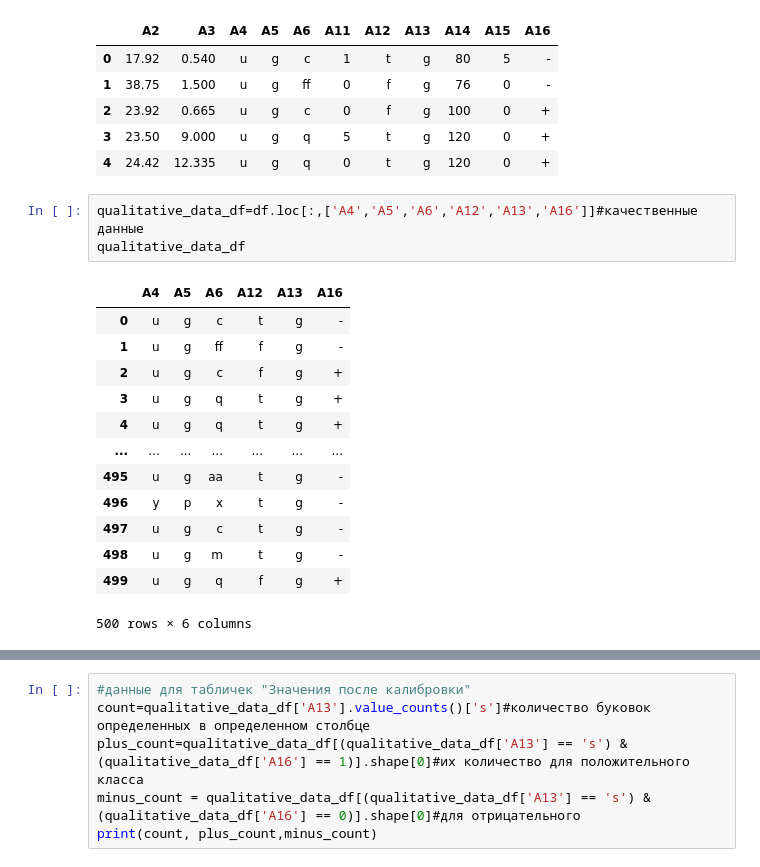
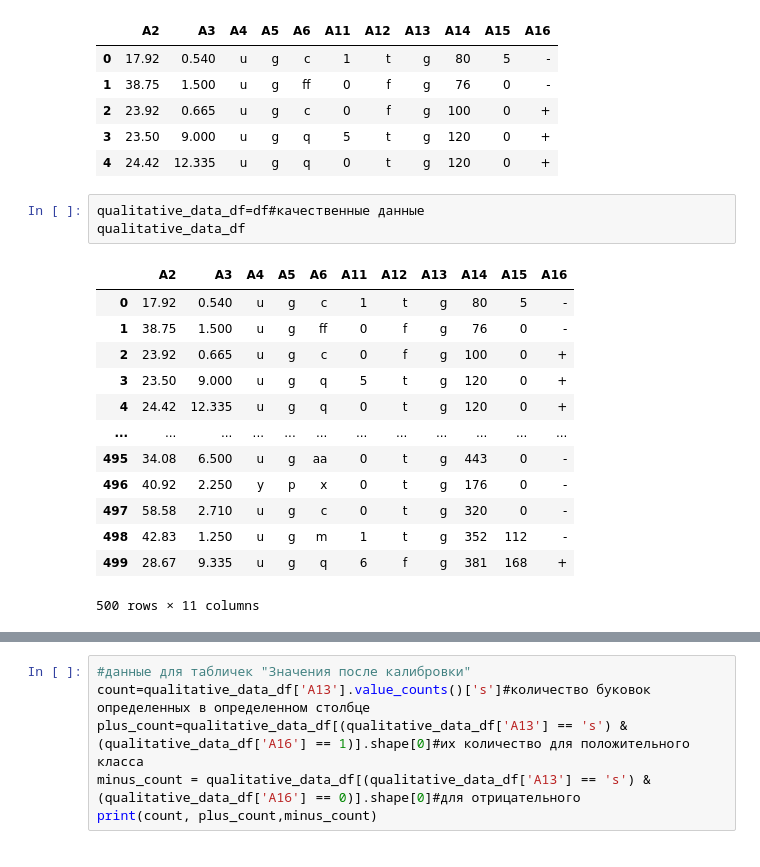
Before and after one commit to lalalaoalla/static-analysis-of-non-numeric-data, a Jupyter notebook: 1лаба/main.ipynb, the cells around one changed output, grey strips where cells are left out. Cells and saved outputs as stored; diff of their text form.

```diff
--- a/1лаба/main.ipynb
+++ b/1лаба/main.ipynb
@@ -11,19 +11,19 @@ df.head()
 | 3 | 23.50 | 9.000 | u | g | q | 5 | t | g | 120 | 0 | + |
 | 4 | 24.42 | 12.335 | u | g | q | 0 | t | g | 120 | 0 | + |
 # %%
-qualitative_data_df=df.loc[:,['A4','A5','A6','A12','A13','A16']]#качественные данные
+qualitative_data_df=df#качественные данные
 qualitative_data_df
 # %% [output]
-|  | A4 | A5 | A6 | A12 | A13 | A16 |
-| 0 | u | g | c | t | g | - |
-| 1 | u | g | ff | f | g | - |
-| 2 | u | g | c | f | g | + |
-| 3 | u | g | q | t | g | + |
-| 4 | u | g | q | t | g | + |
-| ... | ... | ... | ... | ... | ... | ... |
-| 495 | u | g | aa | t | g | - |
-| 496 | y | p | x | t | g | - |
-| 497 | u | g | c | t | g | - |
-| 498 | u | g | m | t | g | - |
-| 499 | u | g | q | f | g | + |
+|  | A2 | A3 | A4 | A5 | A6 | A11 | A12 | A13 | A14 | A15 | A16 |
+| 0 | 17.92 | 0.540 | u | g | c | 1 | t | g | 80 | 5 | - |
+| 1 | 38.75 | 1.500 | u | g | ff | 0 | f | g | 76 | 0 | - |
+| 2 | 23.92 | 0.665 | u | g | c | 0 | f | g | 100 | 0 | + |
+| 3 | 23.50 | 9.000 | u | g | q | 5 | t | g | 120 | 0 | + |
+| 4 | 24.42 | 12.335 | u | g | q | 0 | t | g | 120 | 0 | + |
+| ... | ... | ... | ... | ... | ... | ... | ... | ... | ... | ... | ... |
+| 495 | 34.08 | 6.500 | u | g | aa | 0 | t | g | 443 | 0 | - |
+| 496 | 40.92 | 2.250 | y | p | x | 0 | t | g | 176 | 0 | - |
+| 497 | 58.58 | 2.710 | u | g | c | 0 | t | g | 320 | 0 | - |
+| 498 | 42.83 | 1.250 | u | g | m | 1 | t | g | 352 | 112 | - |
+| 499 | 28.67 | 9.335 | u | g | q | 6 | f | g | 381 | 168 | + |
-500 rows × 6 columns
+500 rows × 11 columns
```
Also changed, not shown: parts of 14 cells of this notebook, 1 other file.
